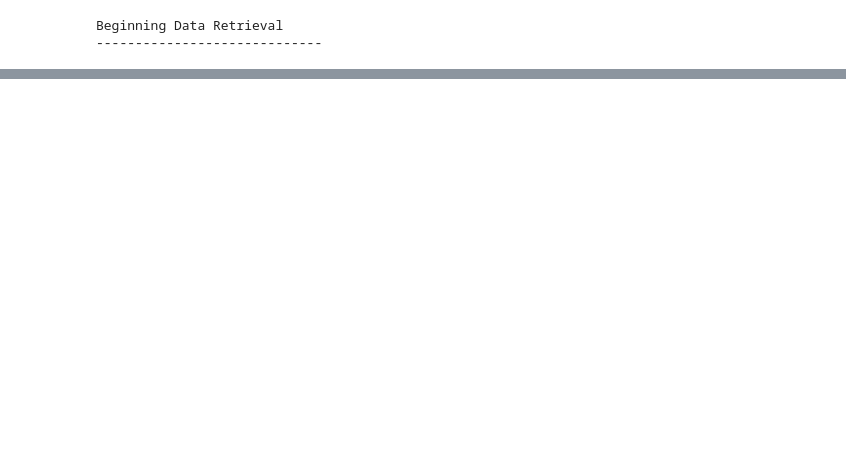
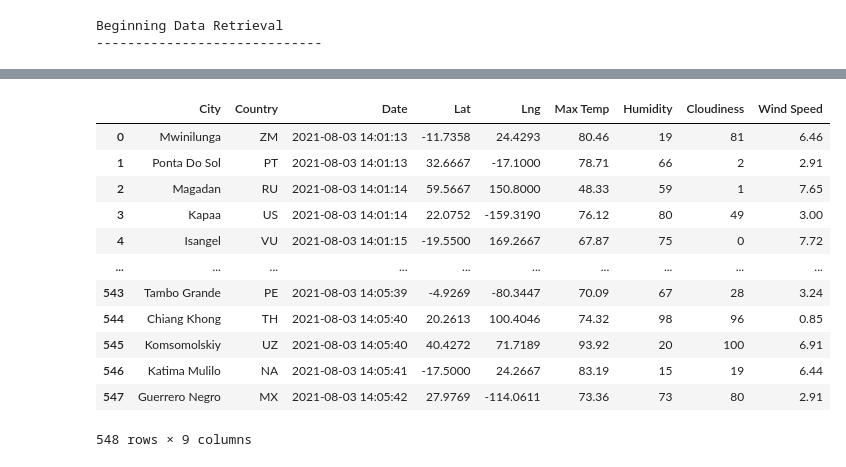
Before and after one commit to kowiak89/World_Weather_Analysis, a Jupyter notebook: WeatherPy.ipynb, the cells around one changed output, grey strips where cells are left out. Drawn from its saved outputs; the diff is of its cells as text; code cells hidden in the pictures; blank space fills up the shorter version.

```diff
--- a/WeatherPy.ipynb
+++ b/WeatherPy.ipynb
@@ -46,14 +44,0 @@ cities = []
-# %%
-# Create a list
-
-# Use the tuple() function to display the latitude and longitude combinations.
-for coordinate in coordinates: # iterate through each coordinate pair and print out nearest city and its country
-    print(citipy.nearest_city(coordinate[0], coordinate[1]).city_name,
-          citipy.nearest_city(coordinate[0], coordinate[1]).country_code)
-
-    # If the city is unique, then we will add it to the cities list.
-    if city not in cities:
-        cities.append(city)
-
-# Print the city count to confirm sufficient count.
-len(cities)
@@ -62,0 +60,12 @@ NameError: name 'city' is not defined
+# %%
+# Create a list for holding the cities.
+cities = []
+# Identify the nearest city for each latitude and longitude combination.
+for coordinate in coordinates:
+    city = citipy.nearest_city(coordinate[0], coordinate[1]).city_name
+
+    # If the city is unique, then we will add it to the cities list.
+    if city not in cities:
+        cities.append(city)
+# Print the city count to confirm sufficient count.
+len(cities)
@@ -139,0 +169,4 @@ print("-----------------------------")
+# %%
+# Convert the array of dictionaries to a Pandas DataFrame.
+city_data_df = pd.DataFrame(city_data)
+city_data_df.head(10)
@@ -139,0 +185,17 @@ print("-----------------------------")
+# %%
+new_column_order = ['City', 'Country', 'Date', 'Lat', 'Lng', 'Max Temp', 'Humidity', 'Cloudiness', 'Wind Speed']
+city_data_df[new_column_order]
+# %% [output]
+|  | City | Country | Date | Lat | Lng | Max Temp | Humidity | Cloudiness | Wind Speed |
+| 0 | Mwinilunga | ZM | 2021-08-03 14:01:13 | -11.7358 | 24.4293 | 80.46 | 19 | 81 | 6.46 |
+| 1 | Ponta Do Sol | PT | 2021-08-03 14:01:13 | 32.6667 | -17.1000 | 78.71 | 66 | 2 | 2.91 |
+| 2 | Magadan | RU | 2021-08-03 14:01:14 | 59.5667 | 150.8000 | 48.33 | 59 | 1 | 7.65 |
+| 3 | Kapaa | US | 2021-08-03 14:01:14 | 22.0752 | -159.3190 | 76.12 | 80 | 49 | 3.00 |
+| 4 | Isangel | VU | 2021-08-03 14:01:15 | -19.5500 | 169.2667 | 67.87 | 75 | 0 | 7.72 |
+| ... | ... | ... | ... | ... | ... | ... | ... | ... | ... |
+| 543 | Tambo Grande | PE | 2021-08-03 14:05:39 | -4.9269 | -80.3447 | 70.09 | 67 | 28 | 3.24 |
+| 544 | Chiang Khong | TH | 2021-08-03 14:05:40 | 20.2613 | 100.4046 | 74.32 | 98 | 96 | 0.85 |
+| 545 | Komsomolskiy | UZ | 2021-08-03 14:05:40 | 40.4272 | 71.7189 | 93.92 | 20 | 100 | 6.91 |
+| 546 | Katima Mulilo | NA | 2021-08-03 14:05:41 | -17.5000 | 24.2667 | 83.19 | 15 | 19 | 6.44 |
+| 547 | Guerrero Negro | MX | 2021-08-03 14:05:42 | 27.9769 | -114.0611 | 73.36 | 73 | 80 | 2.91 |
+548 rows × 9 columns
```
Also changed, not shown: parts of 9 cells of this notebook, 2 other files.
